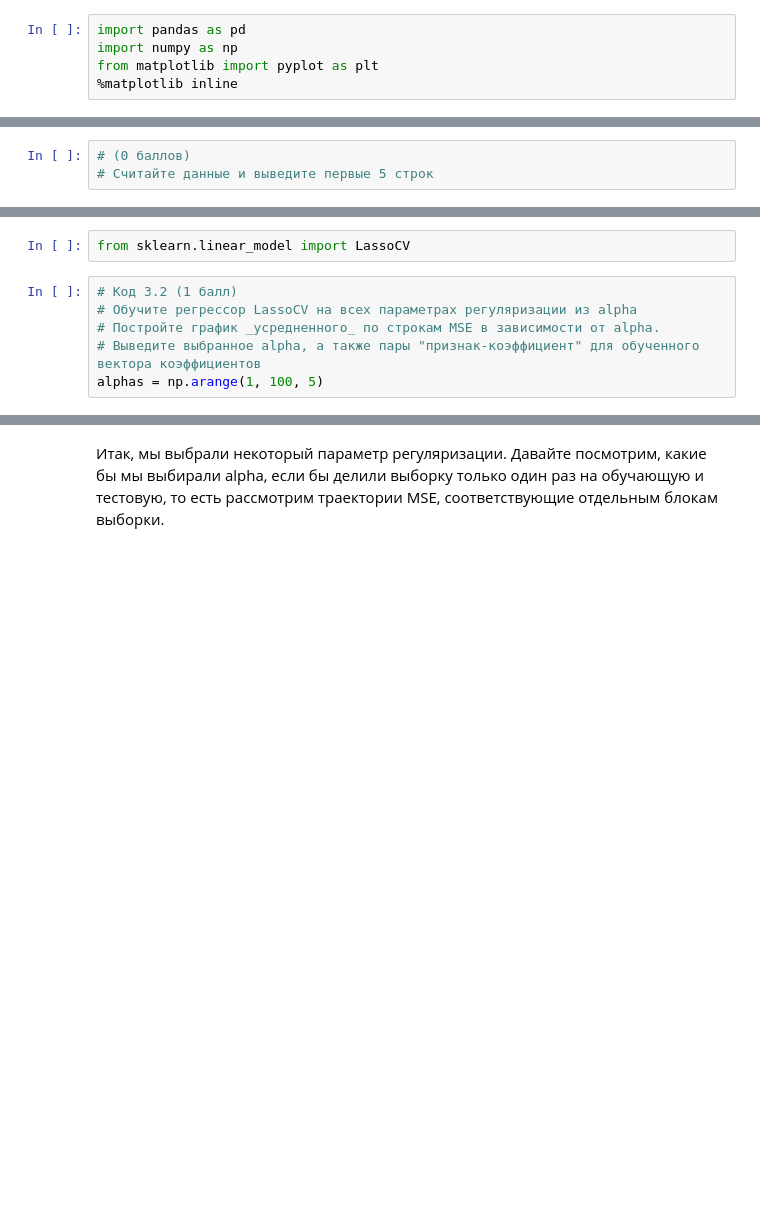
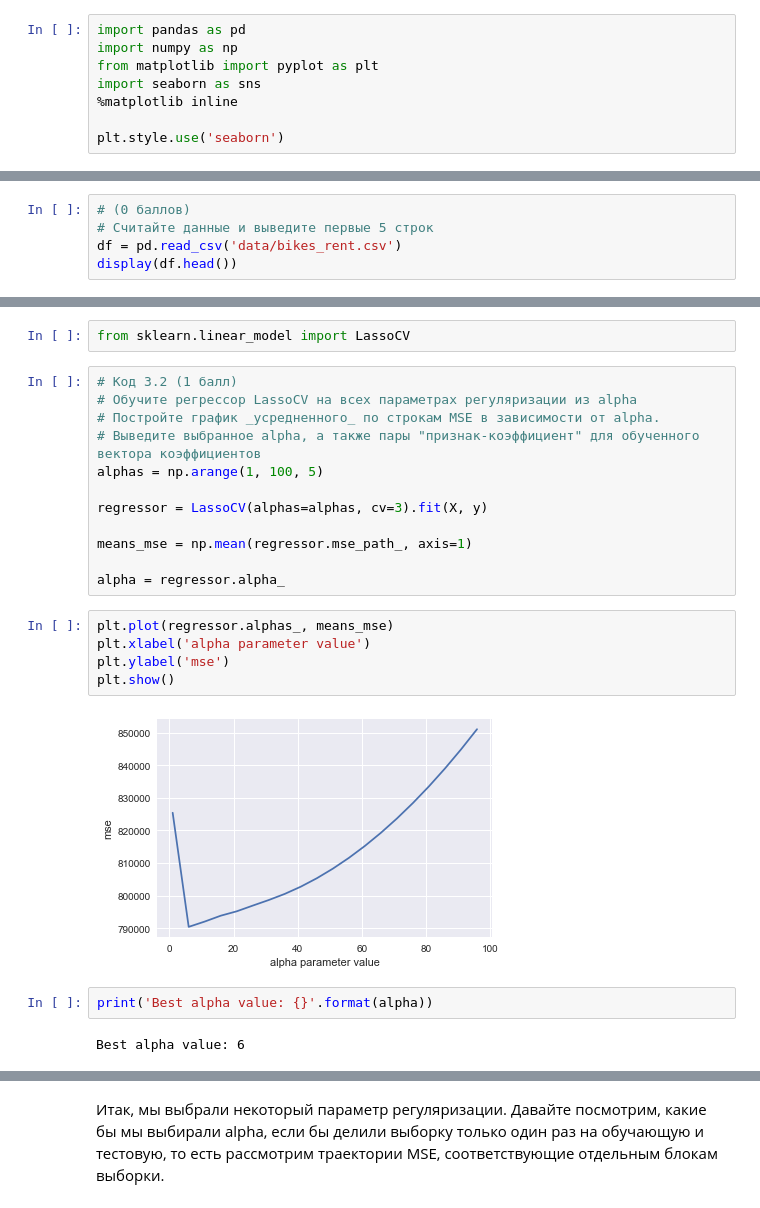
Before and after one commit to SmirnovAlexander/MachineLearningDataAnalysis, a Jupyter notebook: SupervisedLearning/BikeRentPrediction/BikeRentPrediction.ipynb, the cells around one changed output, grey strips where cells are left out. Drawn from its saved outputs; the diff is of its cells as text; blank space fills up the shorter version.

Commit message:
C2W2: added bike rent prediction task solution

```diff
--- a/SupervisedLearning/BikeRentPrediction/BikeRentPrediction.ipynb
+++ b/SupervisedLearning/BikeRentPrediction/BikeRentPrediction.ipynb
@@ -16,7 +16,10 @@
 import pandas as pd
 import numpy as np
 from matplotlib import pyplot as plt
+import seaborn as sns
 %matplotlib inline
+
+plt.style.use('seaborn')
 # %% [markdown]
 Мы будем работать с датасетом __"bikes_rent.csv"__, в котором по дням записаны календарная информация и погодные условия, характеризующие автоматизированные пункты проката велосипедов, а также число прокатов в этот день. Последнее мы будем предсказывать; таким образом, мы будем решать задачу регрессии.
 # %% [markdown]
@@ -26,3 +29,5 @@ from matplotlib import pyplot as plt
 # %%
 # (0 баллов)
 # Считайте данные и выведите первые 5 строк
+df = pd.read_csv('data/bikes_rent.csv')
+display(df.head())
@@ -186,3 +294,20 @@ from sklearn.linear_model import LassoCV
 # Постройте график _усредненного_ по строкам MSE в зависимости от alpha.
 # Выведите выбранное alpha, а также пары "признак-коэффициент" для обученного вектора коэффициентов
 alphas = np.arange(1, 100, 5)
+
+regressor = LassoCV(alphas=alphas, cv=3).fit(X, y)
+
+means_mse = np.mean(regressor.mse_path_, axis=1)
+
+alpha = regressor.alpha_
+# %%
+plt.plot(regressor.alphas_, means_mse)
+plt.xlabel('alpha parameter value')
+plt.ylabel('mse')
+plt.show()
+# %% [output]
+[figure, added]
+# %%
+print('Best alpha value: {}'.format(alpha))
+# %% [output]
+Best alpha value: 6
```
Also changed, not shown: parts of 28 cells of this notebook.
